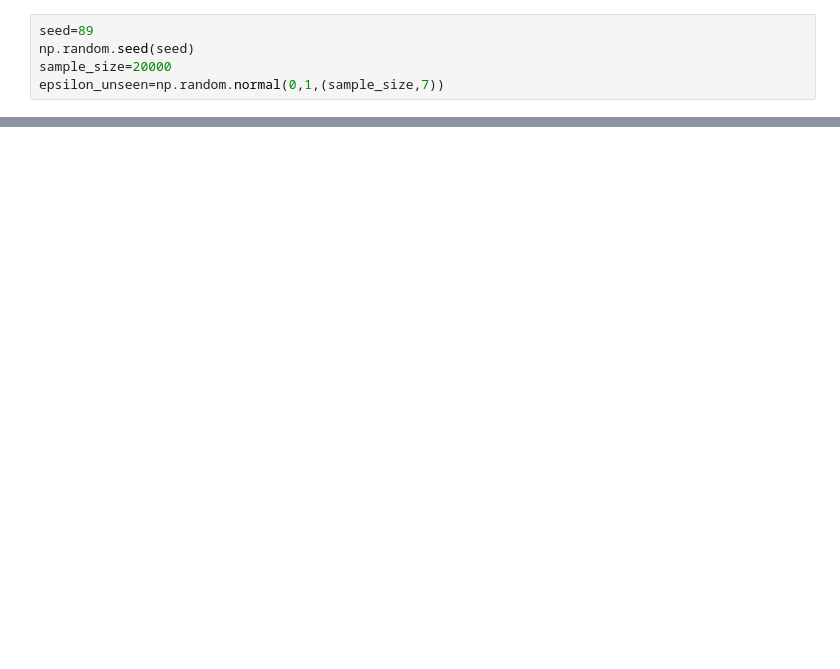
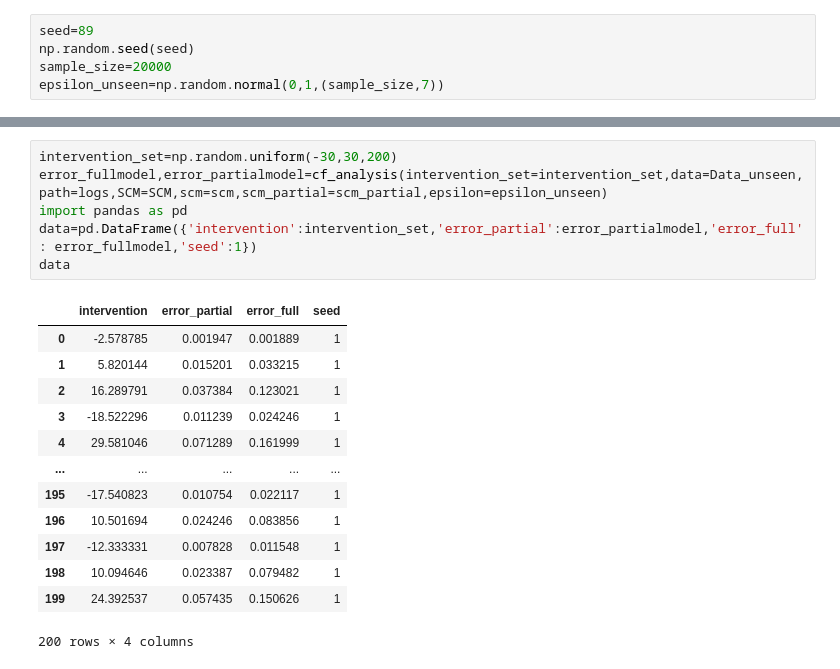
Before and after one commit to Saptarshi-Saha-1996/Noise-Abduction-for-Counterfactuals, a Jupyter notebook: Synthetic_data_experiment/specific_seed_experiment.ipynb, the cells around one changed output, grey strips where cells are left out. Cells and saved outputs as stored; diff of their text form; blank space fills up the shorter version.

```diff
--- a/Synthetic_data_experiment/specific_seed_experiment.ipynb
+++ b/Synthetic_data_experiment/specific_seed_experiment.ipynb
@@ -222,0 +242,20 @@ X6_cf,X5_cf, X4_cf, X3_cf, X2_cf, X1_cf, Y_cf= SCM(epsilon_unseen,True,j)      #
+# %%
+intervention_set=np.random.uniform(-30,30,200)
+error_fullmodel,error_partialmodel=cf_analysis(intervention_set=intervention_set,data=Data_unseen,path=logs,SCM=SCM,scm=scm,scm_partial=scm_partial,epsilon=epsilon_unseen)
+import pandas as pd
+data=pd.DataFrame({'intervention':intervention_set,'error_partial':error_partialmodel,'error_full': error_fullmodel,'seed':1})
+data
+# %% [output]
+|  | intervention | error_partial | error_full | seed |
+| 0 | -2.578785 | 0.001947 | 0.001889 | 1 |
+| 1 | 5.820144 | 0.015201 | 0.033215 | 1 |
+| 2 | 16.289791 | 0.037384 | 0.123021 | 1 |
+| 3 | -18.522296 | 0.011239 | 0.024246 | 1 |
+| 4 | 29.581046 | 0.071289 | 0.161999 | 1 |
+| ... | ... | ... | ... | ... |
+| 195 | -17.540823 | 0.010754 | 0.022117 | 1 |
+| 196 | 10.501694 | 0.024246 | 0.083856 | 1 |
+| 197 | -12.333331 | 0.007828 | 0.011548 | 1 |
+| 198 | 10.094646 | 0.023387 | 0.079482 | 1 |
+| 199 | 24.392537 | 0.057435 | 0.150626 | 1 |
+200 rows × 4 columns
```
Also changed, not shown: parts of 13 cells of this notebook, 18 other files.
